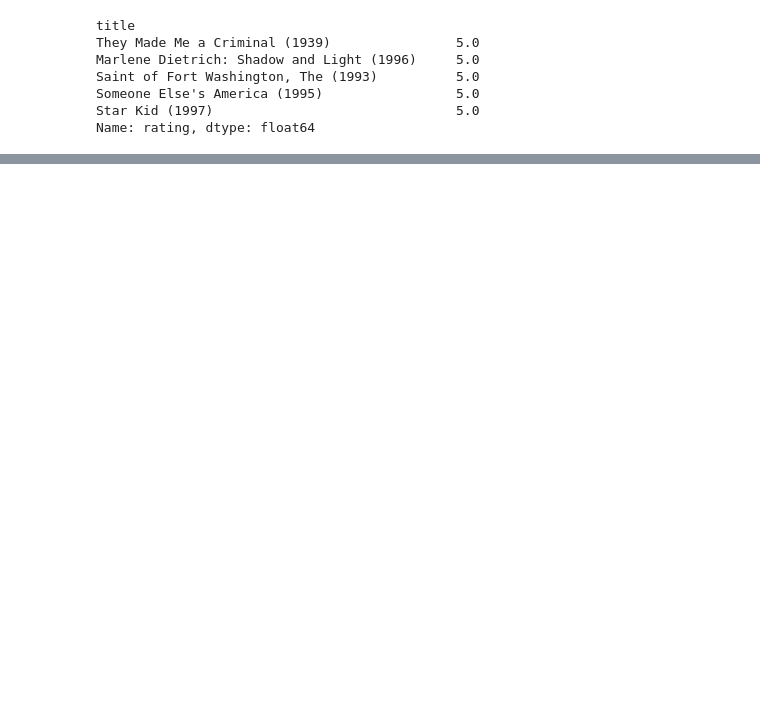
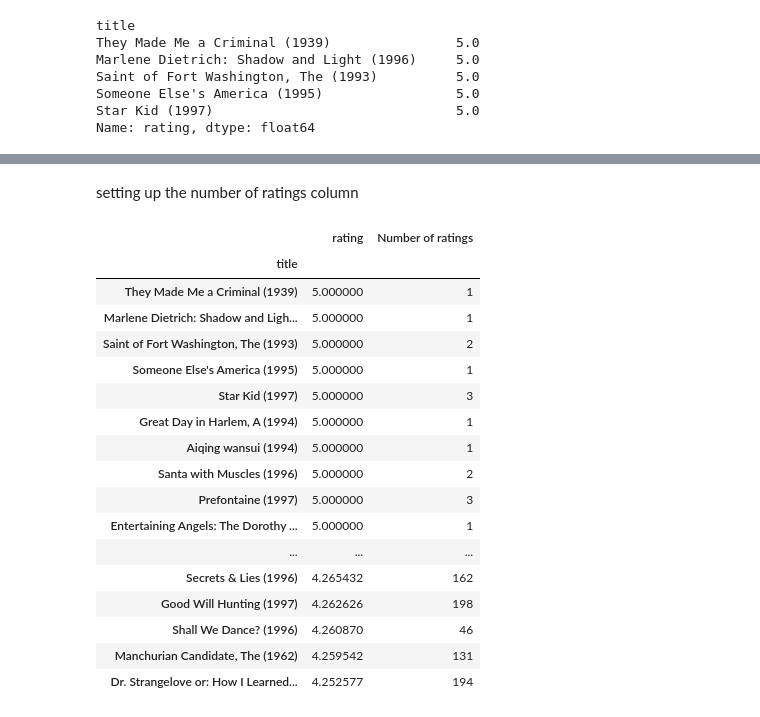
Before and after one commit to drigger091/Recomendation_engine_tryout, a Jupyter notebook: recommendation using correlation/engine.ipynb, the cells around one changed output, grey strips where cells are left out. Saved outputs shown, nothing was run; the diff lists cells and outputs as text; code cells hidden in the pictures; blank space fills up the shorter version.

```diff
--- a/recommendation using correlation/engine.ipynb
+++ b/recommendation using correlation/engine.ipynb
@@ -73,0 +106,24 @@ Name: rating, dtype: float64
+# %% [markdown]
+ setting up the number of ratings column
+# %%
+ratings["Number of ratings"] = pd.DataFrame(df3)
+ratings.head(40)
+# %% [output]
+|  | rating | Number of ratings |
+| title |  |  |
+| They Made Me a Criminal (1939) | 5.000000 | 1 |
+| Marlene Dietrich: Shadow and Ligh... | 5.000000 | 1 |
+| Saint of Fort Washington, The (1993) | 5.000000 | 2 |
+| Someone Else's America (1995) | 5.000000 | 1 |
+| Star Kid (1997) | 5.000000 | 3 |
+| Great Day in Harlem, A (1994) | 5.000000 | 1 |
+| Aiqing wansui (1994) | 5.000000 | 1 |
+| Santa with Muscles (1996) | 5.000000 | 2 |
+| Prefontaine (1997) | 5.000000 | 3 |
+| Entertaining Angels: The Dorothy ... | 5.000000 | 1 |
+| ... | ... | ... |
+| Secrets & Lies (1996) | 4.265432 | 162 |
+| Good Will Hunting (1997) | 4.262626 | 198 |
+| Shall We Dance? (1996) | 4.260870 | 46 |
+| Manchurian Candidate, The (1962) | 4.259542 | 131 |
+| Dr. Strangelove or: How I Learned... | 4.252577 | 194 |
```
Also changed, not shown: parts of 6 cells of this notebook.
